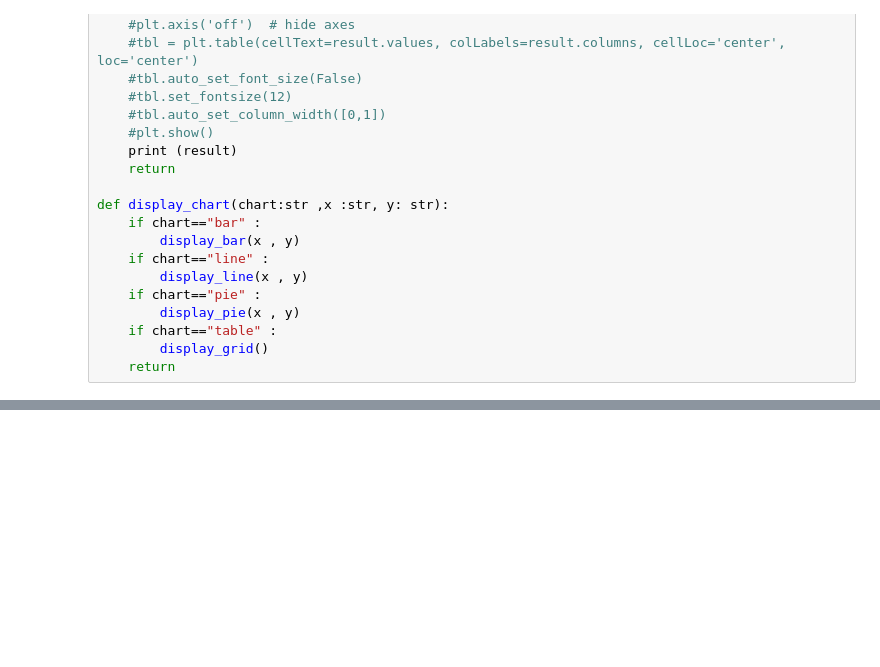
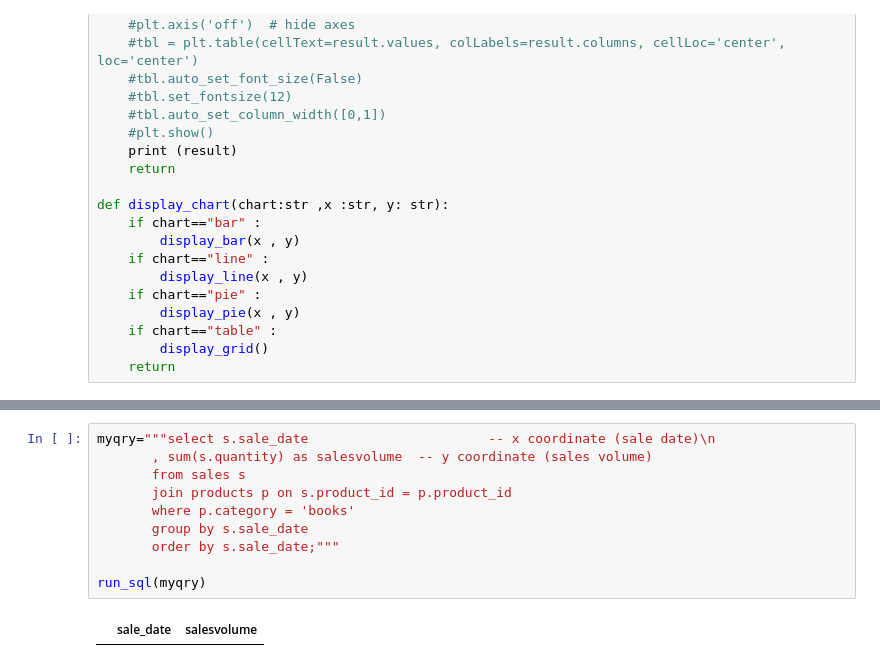
Before and after one commit to vdoddihithlu/AgenticAIReporting, a Jupyter notebook: app07.ipynb, the cells around one changed output, grey strips where cells are left out. Saved outputs shown, nothing was run; the diff lists cells and outputs as text; blank space fills up the shorter version.

```diff
--- a/app07.ipynb
+++ b/app07.ipynb
@@ -328 +282,13 @@ Prompt: You are a SQL data analyst. You help write sql code and visualize the re
+# %%
+myqry="""select s.sale_date                       -- x coordinate (sale date)\n
+       , sum(s.quantity) as salesvolume  -- y coordinate (sales volume)
+       from sales s
+       join products p on s.product_id = p.product_id
+       where p.category = 'books'
+       group by s.sale_date
+       order by s.sale_date;"""
+
+run_sql(myqry)
+# %% [output]
+|  | sale_date | salesvolume |
 # %%
```
Also changed, not shown: parts of 13 cells of this notebook.
